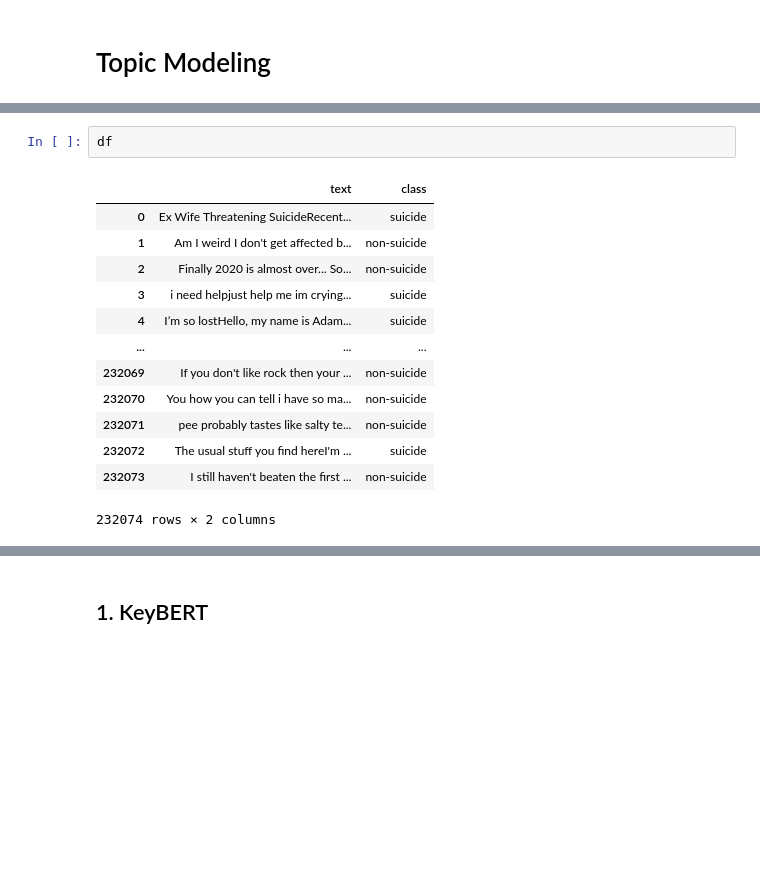
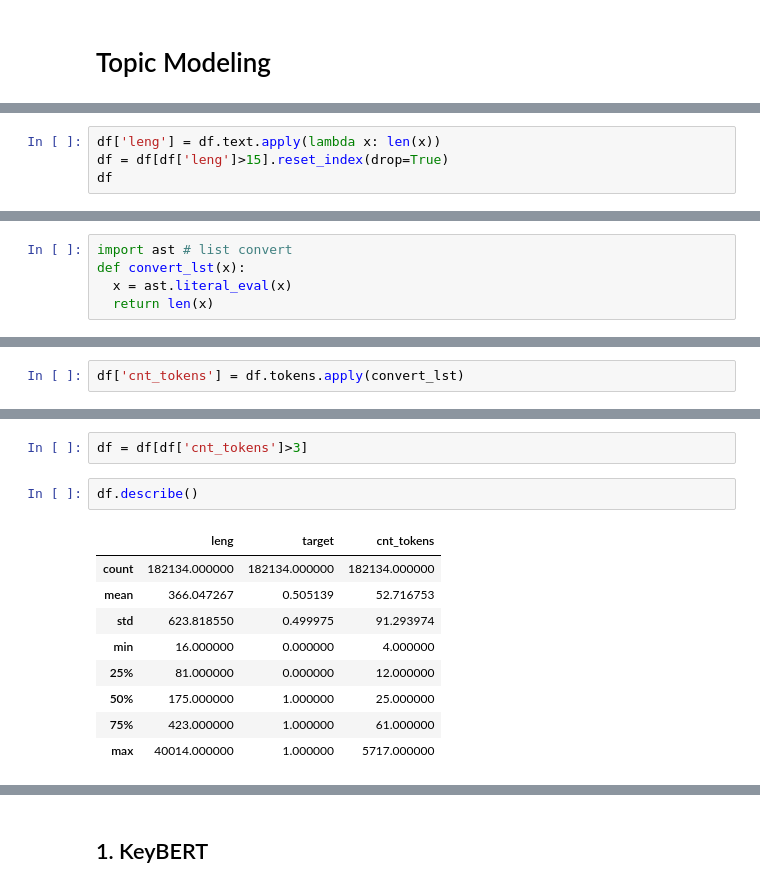
Before and after one commit to minshyee/CP1, a Jupyter notebook: Experiment_model_keyBERT.ipynb, the cells around one changed output, grey strips where cells are left out. Saved outputs shown, nothing was run; the diff lists cells and outputs as text; blank space fills up the shorter version.

```diff
--- a/Experiment_model_keyBERT.ipynb
+++ b/Experiment_model_keyBERT.ipynb
@@ -15,0 +51,4 @@ origin = df.copy()
+# %%
+df['leng'] = df.text.apply(lambda x: len(x))
+df = df[df['leng']>15].reset_index(drop=True)
+df
@@ -15,0 +73,5 @@ origin = df.copy()
+# %%
+import ast # list convert
+def convert_lst(x):
+  x = ast.literal_eval(x)
+  return len(x)
@@ -15,0 +83,2 @@ origin = df.copy()
+# %%
+df['cnt_tokens'] = df.tokens.apply(convert_lst)
@@ -16,16 +99,14 @@ origin = df.copy()
+# %%
+df = df[df['cnt_tokens']>3]
 # %%
-df
+df.describe()
 # %% [output]
-|  | text | class |
-| 0 | Ex Wife Threatening SuicideRecent... | suicide |
-| 1 | Am I weird I don't get affected b... | non-suicide |
-| 2 | Finally 2020 is almost over... So... | non-suicide |
-| 3 | i need helpjust help me im crying... | suicide |
-| 4 | I’m so lostHello, my name is Adam... | suicide |
-| ... | ... | ... |
-| 232069 | If you don't like rock then your ... | non-suicide |
-| 232070 | You how you can tell i have so ma... | non-suicide |
-| 232071 | pee probably tastes like salty te... | non-suicide |
-| 232072 | The usual stuff you find hereI'm ... | suicide |
-| 232073 | I still haven't beaten the first ... | non-suicide |
+|  | leng | target | cnt_tokens |
+| count | 182134.000000 | 182134.000000 | 182134.000000 |
+| mean | 366.047267 | 0.505139 | 52.716753 |
+| std | 623.818550 | 0.499975 | 91.293974 |
+| min | 16.000000 | 0.000000 | 4.000000 |
+| 25% | 81.000000 | 0.000000 | 12.000000 |
+| 50% | 175.000000 | 1.000000 | 25.000000 |
+| 75% | 423.000000 | 1.000000 | 61.000000 |
+| max | 40014.000000 | 1.000000 | 5717.000000 |
-232074 rows × 2 columns
```
Also changed, not shown: parts of 35 cells of this notebook.
